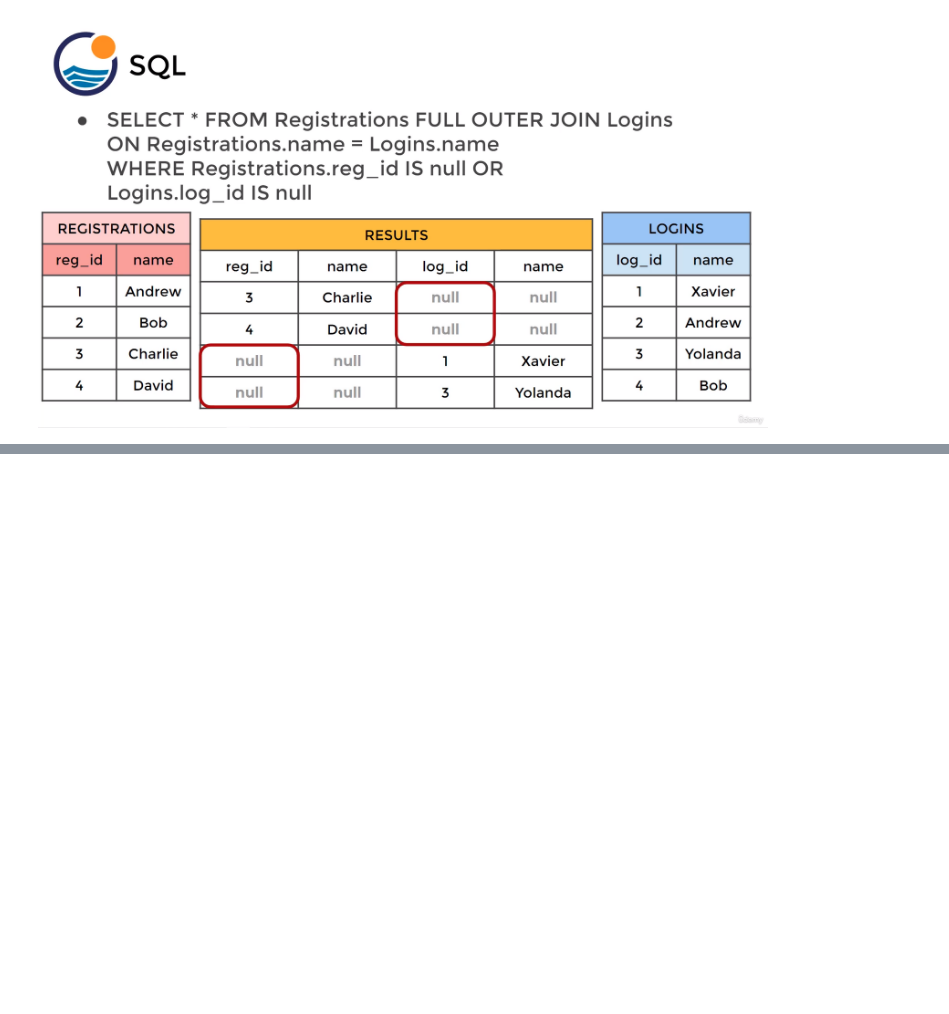
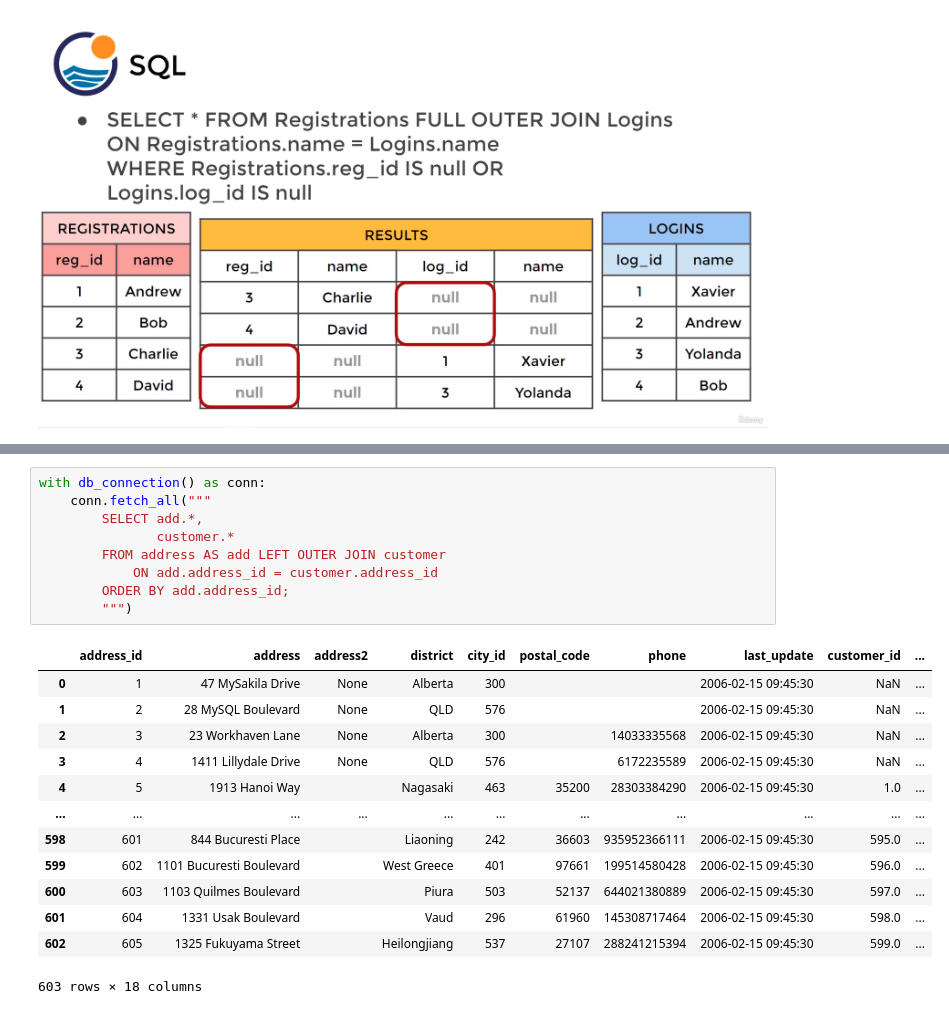
Before and after one commit to LukasRub/complete-sql-bootcamp, a Jupyter notebook: src/JOINS.ipynb, the cells around one changed output, grey strips where cells are left out. Drawn from its saved outputs; the diff is of its cells as text; blank space fills up the shorter version.

```diff
--- a/src/JOINS.ipynb
+++ b/src/JOINS.ipynb
@@ -158,0 +196,23 @@ with db_connection() as conn:
+# %%
+with db_connection() as conn:
+    conn.fetch_all("""
+        SELECT add.*,
+               customer.*
+        FROM address AS add LEFT OUTER JOIN customer
+            ON add.address_id = customer.address_id
+        ORDER BY add.address_id;
+        """)
+# %% [output]
+|  | address_id | address | address2 | district | city_id | postal_code | phone | last_update | customer_id | ... |
+| 0 | 1 | 47 MySakila Drive | None | Alberta | 300 |  |  | 2006-02-15 09:45:30 | NaN | ... |
+| 1 | 2 | 28 MySQL Boulevard | None | QLD | 576 |  |  | 2006-02-15 09:45:30 | NaN | ... |
+| 2 | 3 | 23 Workhaven Lane | None | Alberta | 300 |  | 14033335568 | 2006-02-15 09:45:30 | NaN | ... |
+| 3 | 4 | 1411 Lillydale Drive | None | QLD | 576 |  | 6172235589 | 2006-02-15 09:45:30 | NaN | ... |
+| 4 | 5 | 1913 Hanoi Way |  | Nagasaki | 463 | 35200 | 28303384290 | 2006-02-15 09:45:30 | 1.0 | ... |
+| ... | ... | ... | ... | ... | ... | ... | ... | ... | ... | ... |
+| 598 | 601 | 844 Bucuresti Place |  | Liaoning | 242 | 36603 | 935952366111 | 2006-02-15 09:45:30 | 595.0 | ... |
+| 599 | 602 | 1101 Bucuresti Boulevard |  | West Greece | 401 | 97661 | 199514580428 | 2006-02-15 09:45:30 | 596.0 | ... |
+| 600 | 603 | 1103 Quilmes Boulevard |  | Piura | 503 | 52137 | 644021380889 | 2006-02-15 09:45:30 | 597.0 | ... |
+| 601 | 604 | 1331 Usak Boulevard |  | Vaud | 296 | 61960 | 145308717464 | 2006-02-15 09:45:30 | 598.0 | ... |
+| 602 | 605 | 1325 Fukuyama Street |  | Heilongjiang | 537 | 27107 | 288241215394 | 2006-02-15 09:45:30 | 599.0 | ... |
+603 rows × 18 columns
```
Also changed, not shown: parts of 10 cells of this notebook, 3 other files.
